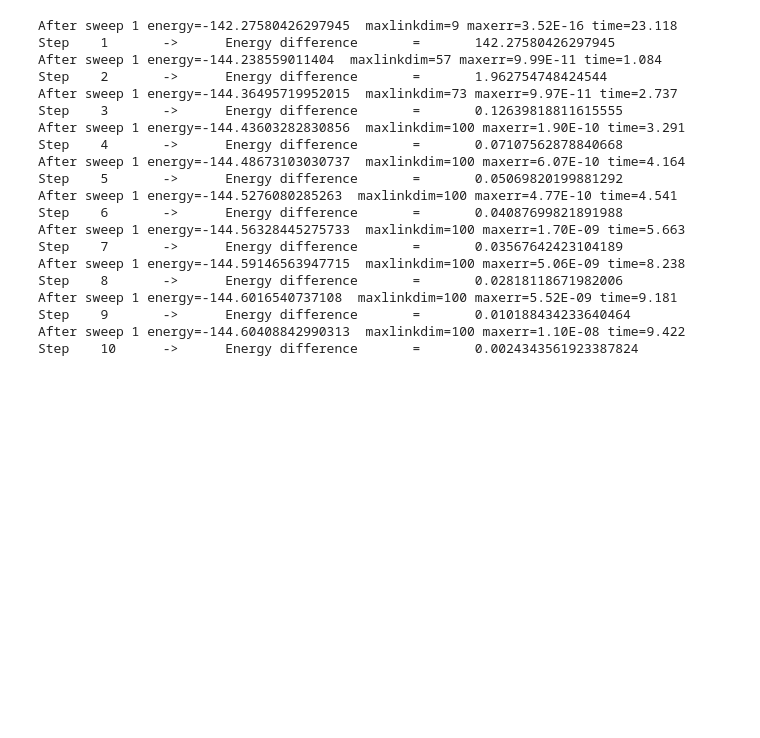
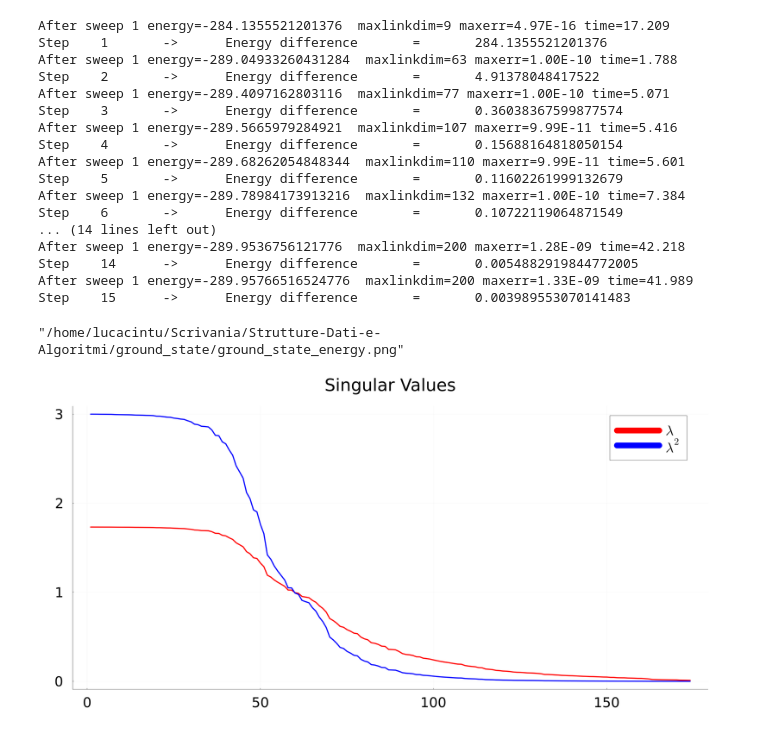
Before and after one commit to cintuluca/Strutture-Dati-e-Algoritmi, a Jupyter notebook: ground_state/DMRG.ipynb, the cells around one changed output. Cells and saved outputs as stored; diff of their text form; code cells hidden in the pictures; blank space fills up the shorter version.

```diff
--- a/ground_state/DMRG.ipynb
+++ b/ground_state/DMRG.ipynb
@@ -4,6 +5,6 @@ using Plots
 # %%
 # Create the spin-one sites
-N =100
+N = 200
 sites = siteinds("S=1",N)
 
 # Define the Heisenberg Hamiltonian operator
@@ -21,13 +22,13 @@ nothing
 psi0 = randomMPS(sites)
 
 # Define some parameters to control the sweeping
-maxdim = 100
+maxdim = 200
 cutoff = 1E-10
 
 # DMRG algorithm
 de, energy0, E, steps, step = 1, 0, zeros(0), zeros(0), 0
 
-while de > 1e-2  # convergence criteria
+while de > 5e-3  # convergence criteria
     step += 1
     append!( steps, step)
     energy, psi = dmrg(H,psi0; nsweeps=1, maxdim, cutoff)
@@ -38,26 +39,23 @@ while de > 1e-2  # convergence criteria
     append!( E, energy )
 end
 # %% [output]
-After sweep 1 energy=-142.27580426297945  maxlinkdim=9 maxerr=3.52E-16 time=23.118
-Step    1       ->      Energy difference       =       142.27580426297945
-After sweep 1 energy=-144.238559011404  maxlinkdim=57 maxerr=9.99E-11 time=1.084
-Step    2       ->      Energy difference       =       1.962754748424544
-After sweep 1 energy=-144.36495719952015  maxlinkdim=73 maxerr=9.97E-11 time=2.737
-Step    3       ->      Energy difference       =       0.12639818811615555
-After sweep 1 energy=-144.43603282830856  maxlinkdim=100 maxerr=1.90E-10 time=3.291
-Step    4       ->      Energy difference       =       0.07107562878840668
-After sweep 1 energy=-144.48673103030737  maxlinkdim=100 maxerr=6.07E-10 time=4.164
-Step    5       ->      Energy difference       =       0.05069820199881292
-After sweep 1 energy=-144.5276080285263  maxlinkdim=100 maxerr=4.77E-10 time=4.541
-Step    6       ->      Energy difference       =       0.04087699821891988
-After sweep 1 energy=-144.56328445275733  maxlinkdim=100 maxerr=1.70E-09 time=5.663
-Step    7       ->      Energy difference       =       0.03567642423104189
-After sweep 1 energy=-144.59146563947715  maxlinkdim=100 maxerr=5.06E-09 time=8.238
-Step    8       ->      Energy difference       =       0.02818118671982006
-After sweep 1 energy=-144.6016540737108  maxlinkdim=100 maxerr=5.52E-09 time=9.181
-Step    9       ->      Energy difference       =       0.010188434233640464
-After sweep 1 energy=-144.60408842990313  maxlinkdim=100 maxerr=1.10E-08 time=9.422
-Step    10      ->      Energy difference       =       0.0024343561923387824
+After sweep 1 energy=-284.1355521201376  maxlinkdim=9 maxerr=4.97E-16 time=17.209
+Step    1       ->      Energy difference       =       284.1355521201376
+After sweep 1 energy=-289.04933260431284  maxlinkdim=63 maxerr=1.00E-10 time=1.788
+Step    2       ->      Energy difference       =       4.91378048417522
+After sweep 1 energy=-289.4097162803116  maxlinkdim=77 maxerr=1.00E-10 time=5.071
+Step    3       ->      Energy difference       =       0.36038367599877574
+After sweep 1 energy=-289.5665979284921  maxlinkdim=107 maxerr=9.99E-11 time=5.416
+Step    4       ->      Energy difference       =       0.15688164818050154
+After sweep 1 energy=-289.68262054848344  maxlinkdim=110 maxerr=9.99E-11 time=5.601
+Step    5       ->      Energy difference       =       0.11602261999132679
+After sweep 1 energy=-289.78984173913216  maxlinkdim=132 maxerr=1.00E-10 time=7.384
+Step    6       ->      Energy difference       =       0.10722119064871549
+... (14 lines left out)
+After sweep 1 energy=-289.9536756121776  maxlinkdim=200 maxerr=1.28E-09 time=42.218
+Step    14      ->      Energy difference       =       0.0054882919844772005
+After sweep 1 energy=-289.95766516524776  maxlinkdim=200 maxerr=1.33E-09 time=41.989
+Step    15      ->      Energy difference       =       0.003989553070141483
 # %%
 # Plot the resulting energy after each sweep
 plot(steps, E,
@@ -74,7 +72,39 @@ plot!(steps, E,
     ms=20, ma=5
     )
 
-plot!(size=(2000,1500), legend=false, margin=10Plots.mm)
+hline!([last(E)], linestyle=:dash, linewidth=3, lc=:black)
+
+plot!(size=(3000,1500), legend=false, margin=20Plots.mm)
 xlabel!("Number of sweeps")
 ylabel!("Ground State Energy [eV]")
 savefig("ground_state_energy.png")
+# %% [output]
+"/home/lucacintu/Scrivania/Strutture-Dati-e-Algoritmi/ground_state/ground_state_energy.png"
+# %%
+i, j, k = inds(psi0[150])
+U,S,V = svd(psi0[150], j)
+
+lambda = zeros(0)
+for s in S
+    if s != 0
+        append!( lambda, s )
+    end
+end
+
+plot(lambda,
+    label=L"$\lambda$",
+    tickfontsize=40,
+    legendfontsize=40,
+    labelfontsize=40,
+    linewidth=5,
+    lc=:red)
+
+plot!(lambda.^2,
+    label=L"$\lambda^2$",
+    linewidth=5,
+    lc=:blue)
+
+plot!(size=(3000,1500), margin=20Plots.mm)
+title!("Singular Values", titlefontsize=50)
+# %% [output]
+[figure, added]
```
Also changed, not shown: parts of 1 cell of this notebook, 1 other file.
